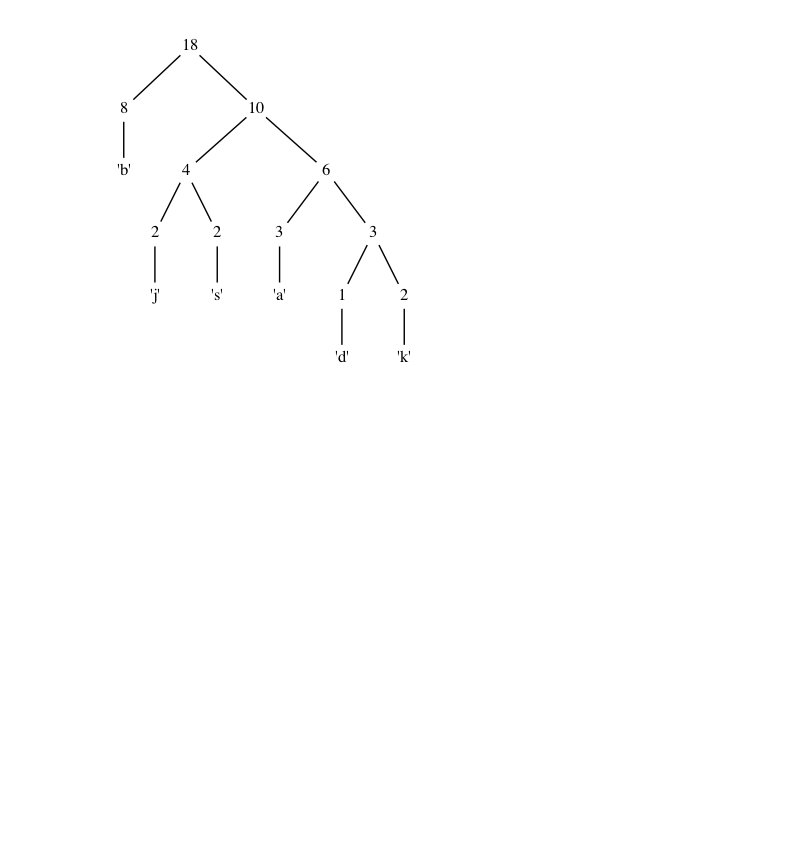
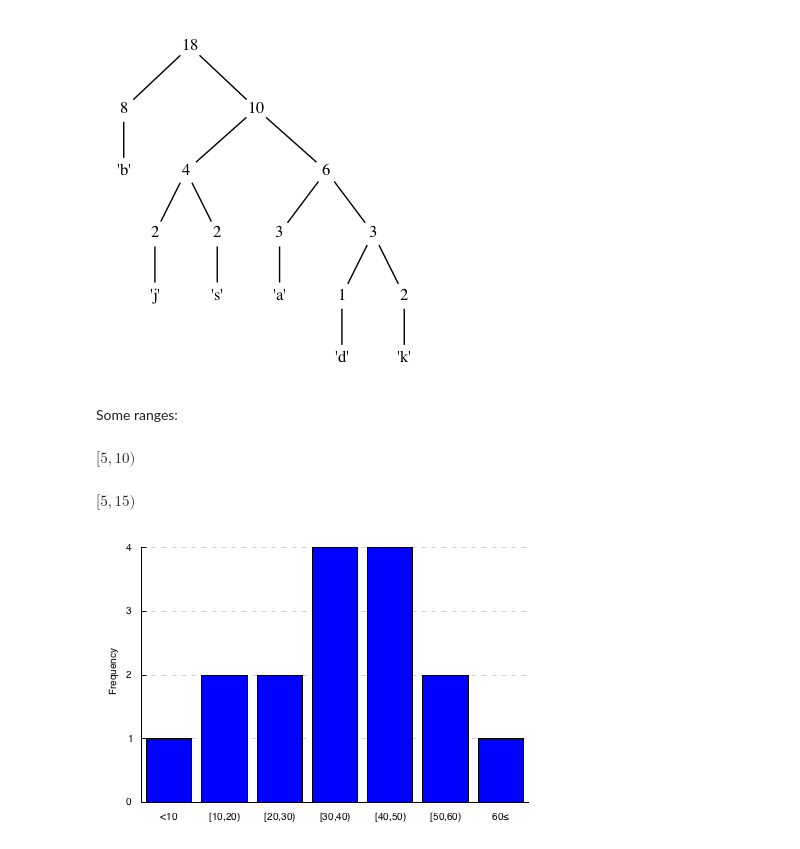
Before and after one commit to oisdk/IHaskell, a Jupyter notebook: notebooks/Privacy.ipynb, the cells around one changed output. Drawn from its saved outputs; the diff is of its cells as text; code cells hidden in the pictures; blank space fills up the shorter version.

```diff
--- a/notebooks/Privacy.ipynb
+++ b/notebooks/Privacy.ipynb
@@ -156,3 +163,64 @@ huffmanTree xs = go heap
 huffmanTree "abkjbdkjbabsbsbbab"
 # %% [output]
 [figure]
+# %% [markdown]
+Some ranges:
+# %%
+import IHaskell.Display (IHaskellDisplay(display),latex,Display)
+import Data.Semigroup   (Semigroup(..),Min(..),Max(..),Option(..))
+
+data Range a
+    = Range
+    { lowerBound :: Maybe a
+    , upperBound :: Maybe a
+    } deriving (Eq,Ord)
+
+instance Show a => Show (Range a) where
+    showsPrec _ (Range (Just l) (Just u)) = showChar '['
+                                          . shows l
+                                          . showChar ','
+                                          . shows u
+                                          . showChar ')'
+    showsPrec _ (Range (Just l) Nothing) = shows l
+                                         . showChar '≤'
+    showsPrec _ (Range Nothing (Just u)) = showChar '<'
+                                         . shows u
+    showsPrec _ (Range Nothing Nothing) = showChar 'U'
+
+instance Show a => IHaskellDisplay (Range a) where
+    display r = pure (Display [latex (lr r)])
+      where
+        lr (Range (Just l) (Just u)) = "$[" ++ show l ++ "," ++ show u ++ ")$"
+        lr (Range (Just l) Nothing) = "$" ++ show l ++ "\\lte $"
+        lr (Range Nothing (Just u)) = "$<" ++ show u ++ "$"
+        lr (Range Nothing Nothing) = "$\\mathbb{U}$"
+
+instance Ord a => Semigroup (Range a) where
+    Range xl xu <> Range yl yu =
+        Range
+            (getOption (fmap getMax (Option (fmap Max xl) <> Option (fmap Max yl))))
+            (getOption (fmap getMin (Option (fmap Min xu) <> Option (fmap Min yu))))
+
+instance Ord a => Monoid (Range a) where
+    mappend = (<>)
+    mempty = Range Nothing Nothing
+
+Range (Just 0) (Just 10) <> Range (Just 5) (Just 15)
+Range (Just 0) Nothing   <> Range (Just 5) (Just 15)
+# %% [output]
+$[5,10)$
+$[5,15)$
+# %%
+ages = Frequencies (Map.fromList
+    [ (Range Nothing (Just 10)  , 1)
+    , (Range (Just 10) (Just 20), 2)
+    , (Range (Just 20) (Just 30), 2)
+    , (Range (Just 30) (Just 40), 4)
+    , (Range (Just 40) (Just 50), 4)
+    , (Range (Just 50) (Just 60), 2)
+    , (Range (Just 60) Nothing  , 1)
+    ])
+
+ages
+# %% [output]
+[figure, added]
```
Also changed, not shown: parts of 5 cells of this notebook.
